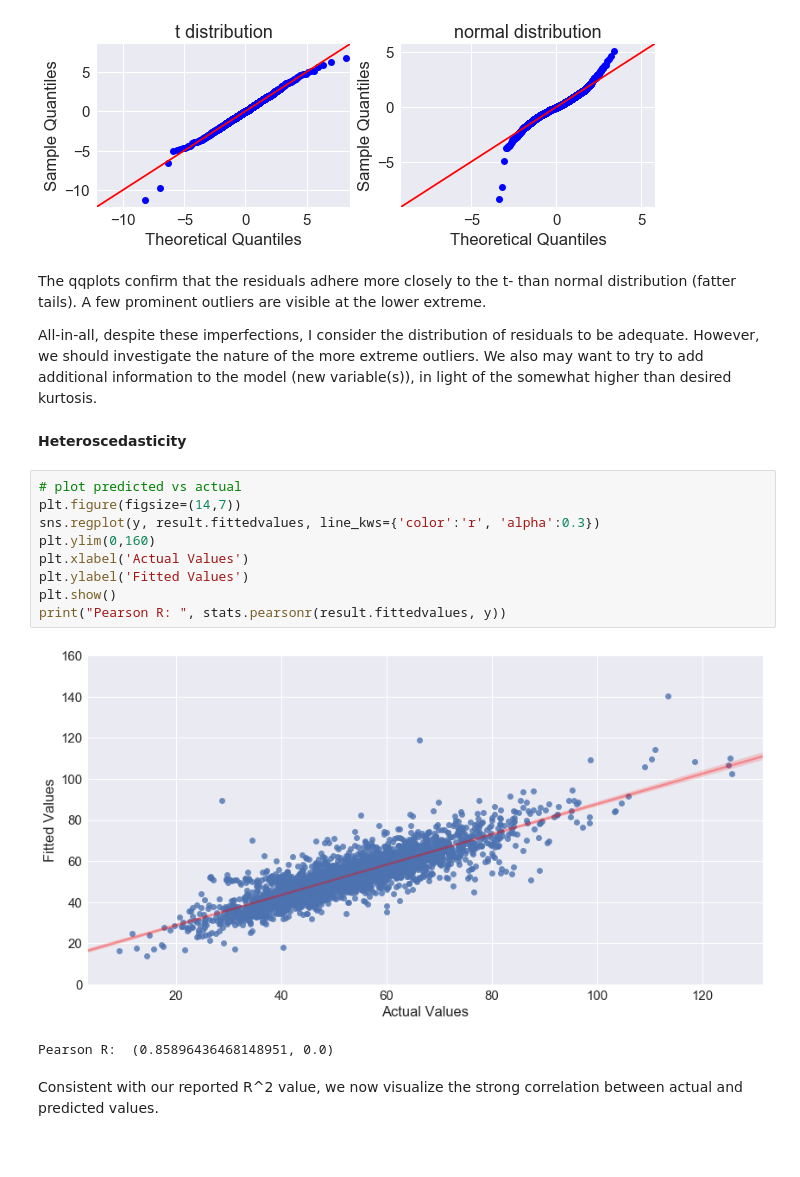
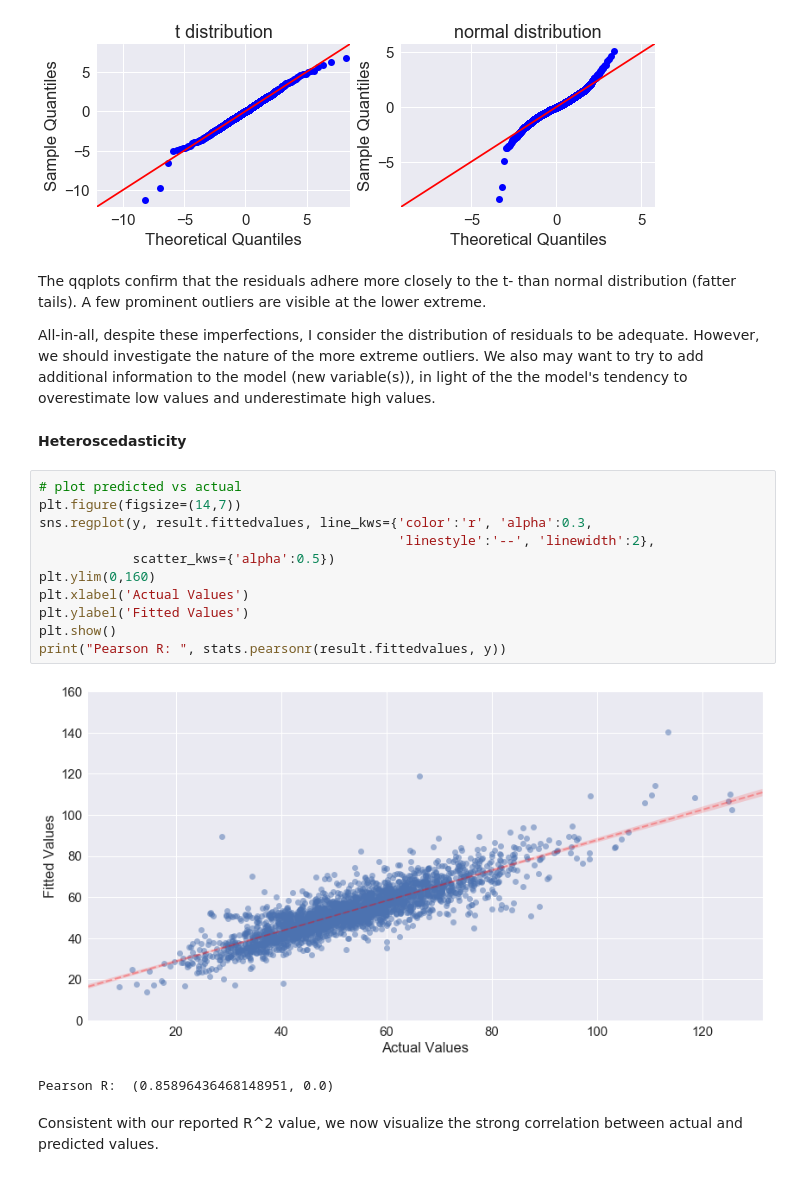
Before and after one commit to nrippner/misc, a Jupyter notebook: OLS_regression_walkthrough.ipynb, the cells around one changed output. Saved outputs shown, nothing was run; the diff lists cells and outputs as text.

```diff
--- a/OLS_regression_walkthrough.ipynb
+++ b/OLS_regression_walkthrough.ipynb
@@ -1165,20 +1165,22 @@ plt.show()
 # %% [markdown]
 The qqplots confirm that the residuals adhere more closely to the t- than normal distribution (fatter tails). A few prominent outliers are visible at the lower extreme.
 
-All-in-all, despite these imperfections, I consider the distribution of residuals to be adequate. However, we should investigate the nature of the more extreme outliers. We also may want to try to add additional information to the model (new variable(s)), in light of the somewhat higher than desired kurtosis.
+All-in-all, despite these imperfections, I consider the distribution of residuals to be adequate. However, we should investigate the nature of the more extreme outliers. We also may want to try to add additional information to the model (new variable(s)), in light of the the model's tendency to overestimate low values and underestimate high values.
 # %% [markdown]
 **Heteroscedasticity**
 # %%
 # plot predicted vs actual
 plt.figure(figsize=(14,7))
-sns.regplot(y, result.fittedvalues, line_kws={'color':'r', 'alpha':0.3})
+sns.regplot(y, result.fittedvalues, line_kws={'color':'r', 'alpha':0.3,
+                                              'linestyle':'--', 'linewidth':2},
+            scatter_kws={'alpha':0.5})
 plt.ylim(0,160)
 plt.xlabel('Actual Values')
 plt.ylabel('Fitted Values')
 plt.show()
 print("Pearson R: ", stats.pearsonr(result.fittedvalues, y))
 # %% [output]
-[figure, old version]
+[figure, new version]
 Pearson R:  (0.85896436468148951, 0.0)
 # %% [markdown]
 Consistent with our reported R^2 value, we now visualize the strong correlation between actual and predicted values.
```
Also changed, not shown: parts of 20 cells of this notebook.
